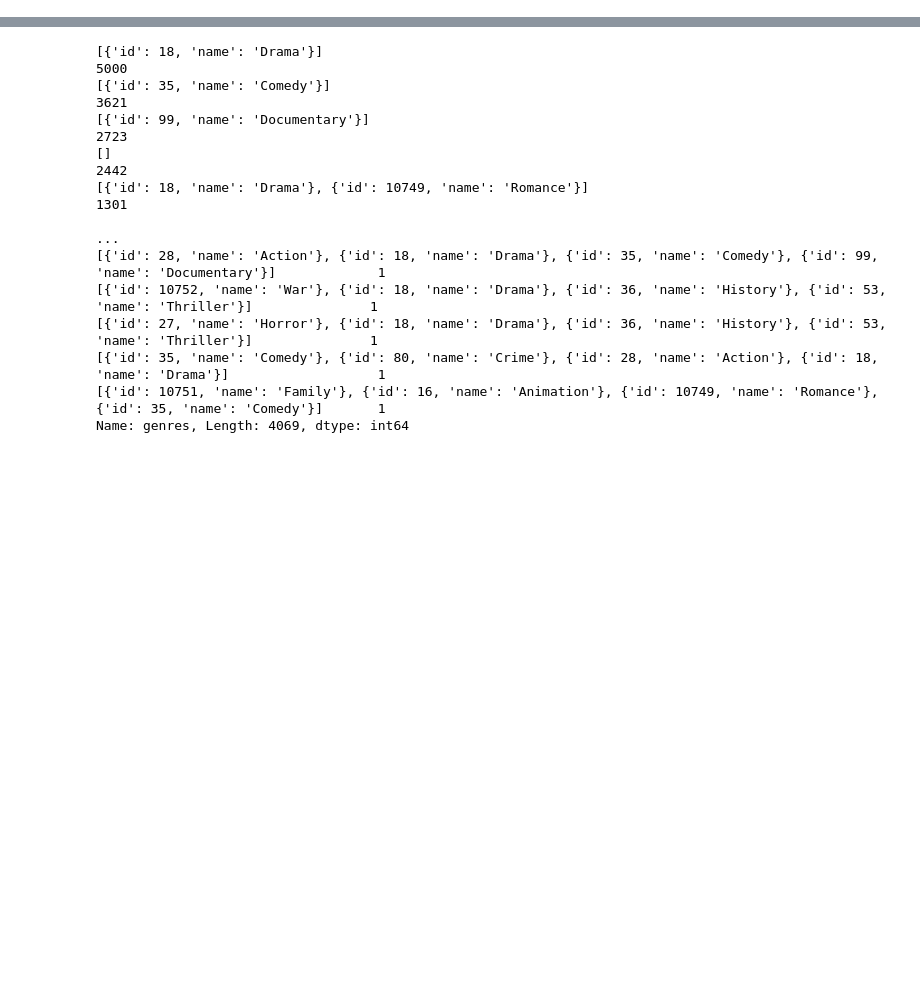
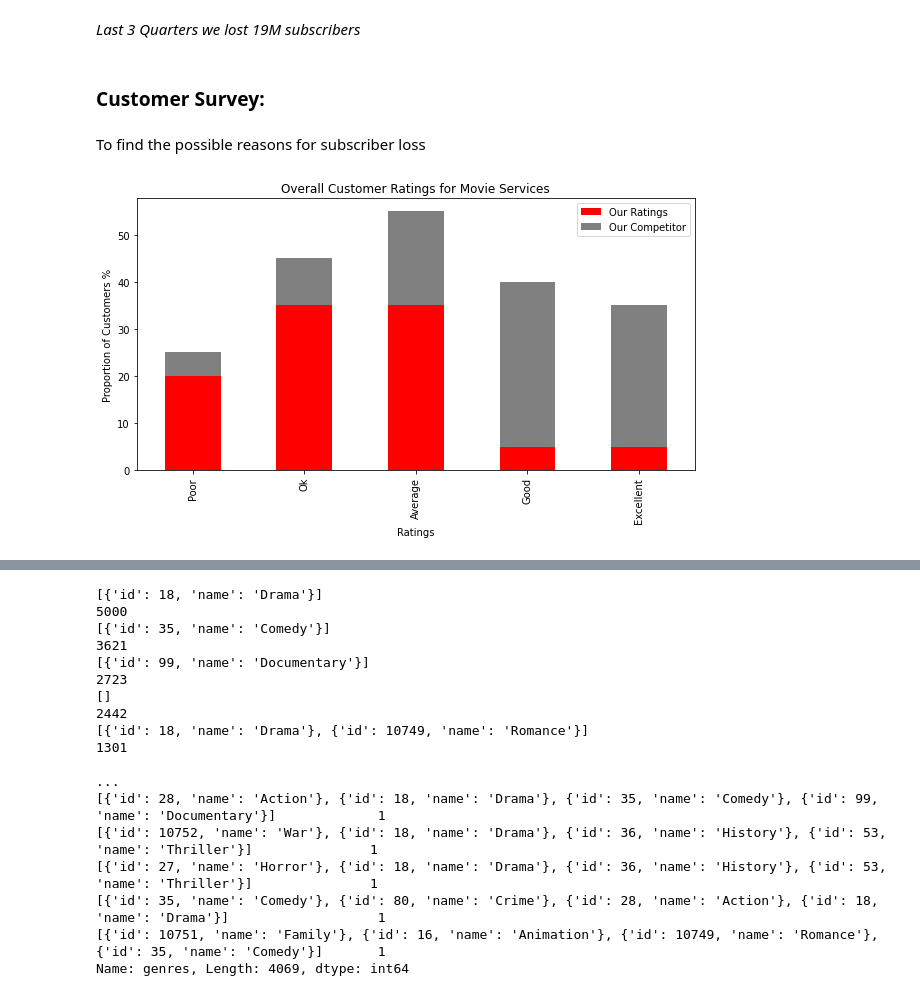
Before and after one commit to ivan-usd/business-repo, a Jupyter notebook: notebooks/af_data_exploration.ipynb, the cells around one changed output, grey strips where cells are left out. Saved outputs shown, nothing was run; the diff lists cells and outputs as text; code cells hidden in the pictures; blank space fills up the shorter version.

```diff
--- a/notebooks/af_data_exploration.ipynb
+++ b/notebooks/af_data_exploration.ipynb
@@ -95,0 +98,29 @@ links_small_df.sample(5)
+# %% [markdown]
+*Last 3 Quarters we lost 19M subscribers*
+# %% [markdown]
+### Customer Survey:
+# %% [markdown]
+To find the possible reasons for subscriber loss
+# %%
+# Customer satisfaction:
+
+x = [1, 2, 3, 4, 5]
+ratings_us = [20, 35, 35, 5, 5]
+ratings_them = [5, 10, 20, 35, 30]
+Rating_Overall_Business = pd.DataFrame({'Our Ratings': [20, 35, 35, 5, 5],
+                   'Our Competitor': [5, 10, 20, 35, 30]},
+                  index=['Poor', 'Ok', 'Average', 'Good', 'Excellent'])
+
+#fig, ax = plt.subplots()
+Rating_Overall_Business.plot(kind='bar', stacked=True, color=['red', 'gray'],
+                      figsize=(10,5))
+
+# labels for x & y axis
+plt.xlabel('Ratings')
+plt.ylabel('Proportion of Customers %')
+
+# title of plot
+plt.title('Overall Customer Ratings for Movie Services')
+plt.show()
+# %% [output]
+[figure, added]
```
Also changed, not shown: parts of 212 cells of this notebook.
